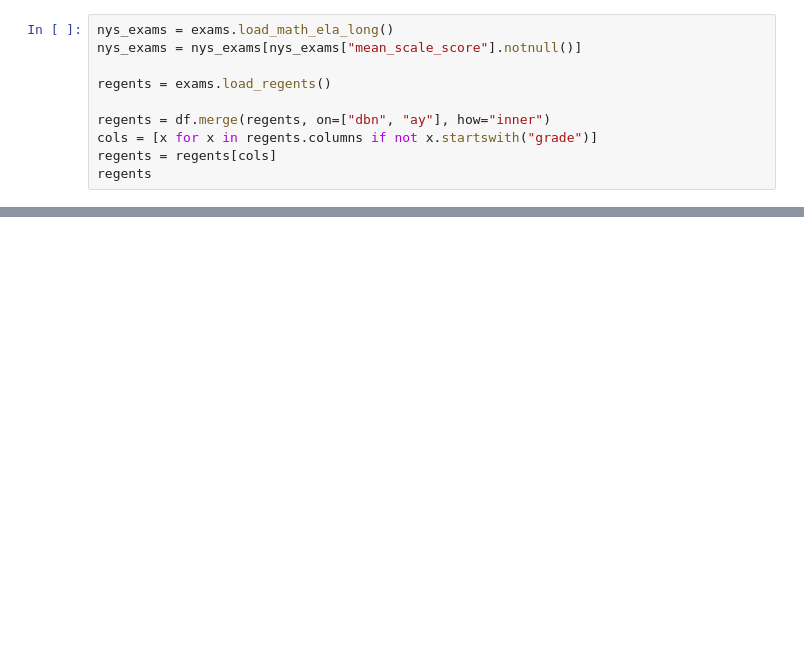
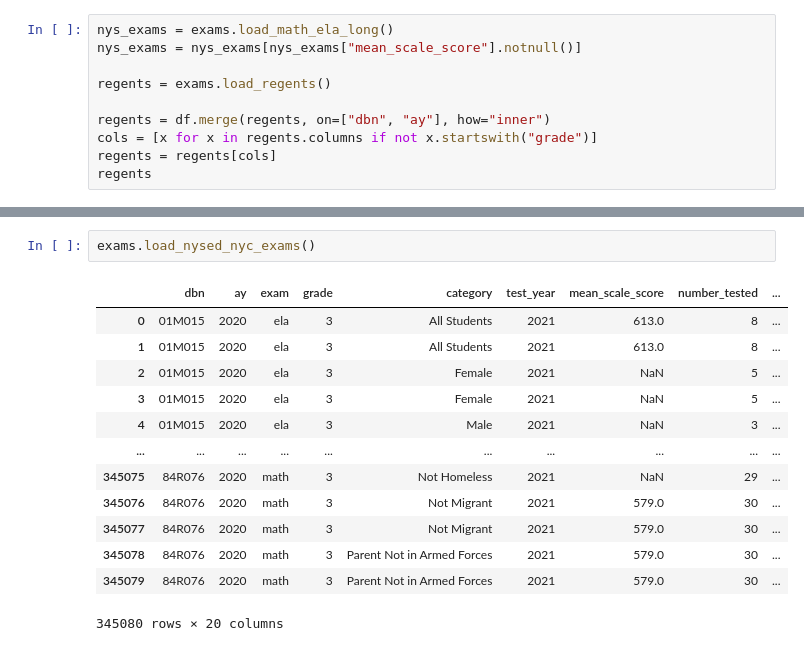
Before and after one commit to adelphi-ed-tech/nycschools, a Jupyter notebook: nb/mixi.ipynb, the cells around one changed output, grey strips where cells are left out. Saved outputs shown, nothing was run; the diff lists cells and outputs as text; blank space fills up the shorter version.

Commit message:
nysed exam stuff and examples for mixi talk

```diff
--- a/nb/mixi.ipynb
+++ b/nb/mixi.ipynb
@@ -62,0 +68,16 @@ regents
+# %%
+exams.load_nysed_nyc_exams()
+# %% [output]
+|  | dbn | ay | exam | grade | category | test_year | mean_scale_score | number_tested | ... |
+| 0 | 01M015 | 2020 | ela | 3 | All Students | 2021 | 613.0 | 8 | ... |
+| 1 | 01M015 | 2020 | ela | 3 | All Students | 2021 | 613.0 | 8 | ... |
+| 2 | 01M015 | 2020 | ela | 3 | Female | 2021 | NaN | 5 | ... |
+| 3 | 01M015 | 2020 | ela | 3 | Female | 2021 | NaN | 5 | ... |
+| 4 | 01M015 | 2020 | ela | 3 | Male | 2021 | NaN | 3 | ... |
+| ... | ... | ... | ... | ... | ... | ... | ... | ... | ... |
+| 345075 | 84R076 | 2020 | math | 3 | Not Homeless | 2021 | NaN | 29 | ... |
+| 345076 | 84R076 | 2020 | math | 3 | Not Migrant | 2021 | 579.0 | 30 | ... |
+| 345077 | 84R076 | 2020 | math | 3 | Not Migrant | 2021 | 579.0 | 30 | ... |
+| 345078 | 84R076 | 2020 | math | 3 | Parent Not in Armed Forces | 2021 | 579.0 | 30 | ... |
+| 345079 | 84R076 | 2020 | math | 3 | Parent Not in Armed Forces | 2021 | 579.0 | 30 | ... |
+345080 rows × 20 columns
```
Also changed, not shown: parts of 3 cells of this notebook, 27 other files.
